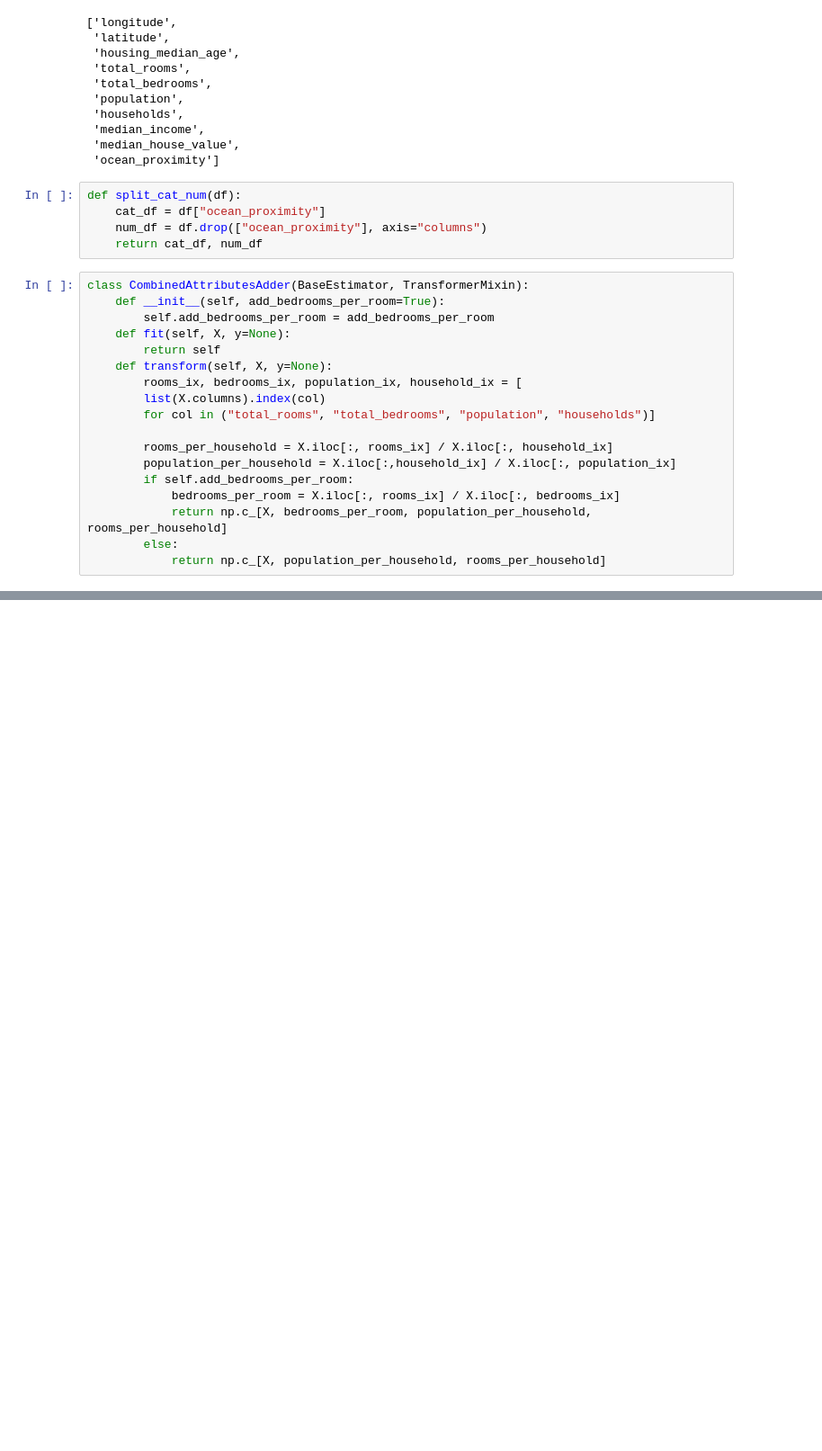
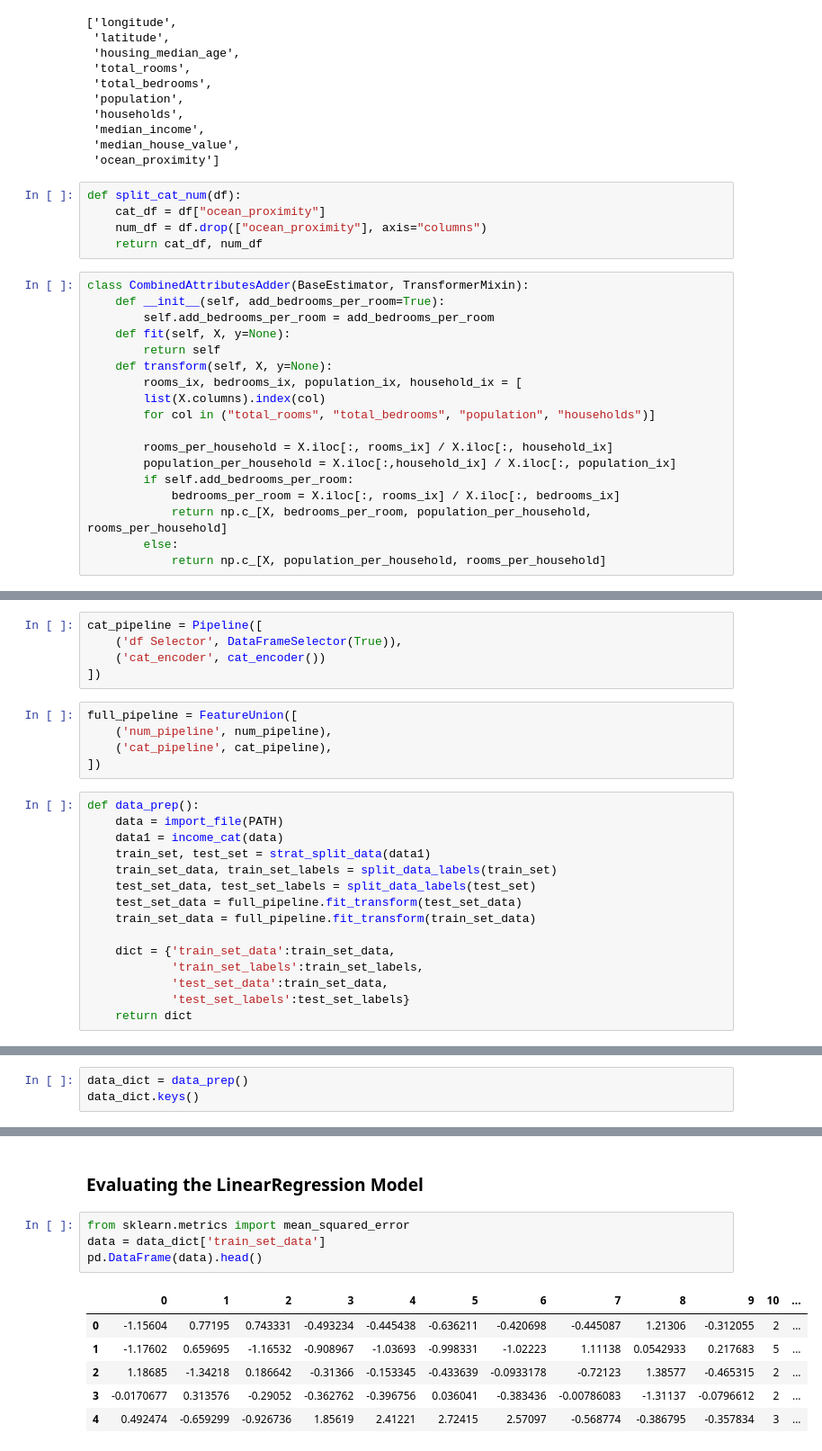
Before and after one commit to oeg1n18/ML_Projects, a Jupyter notebook: pipeline_v2.ipynb, the cells around one changed output, grey strips where cells are left out. Shown at 90% size. Drawn from its saved outputs; the diff is of its cells as text; blank space fills up the shorter version.

```diff
--- a/pipeline_v2.ipynb
+++ b/pipeline_v2.ipynb
@@ -129,0 +159,25 @@ AttributeError: 'numpy.float64' object has no attribute 'isalpha'
+# %%
+cat_pipeline = Pipeline([
+    ('df Selector', DataFrameSelector(True)),
+    ('cat_encoder', cat_encoder())
+])
+# %%
+full_pipeline = FeatureUnion([
+    ('num_pipeline', num_pipeline),
+    ('cat_pipeline', cat_pipeline),
+])
+# %%
+def data_prep():
+    data = import_file(PATH)
+    data1 = income_cat(data)
+    train_set, test_set = strat_split_data(data1)
+    train_set_data, train_set_labels = split_data_labels(train_set)
+    test_set_data, test_set_labels = split_data_labels(test_set)
+    test_set_data = full_pipeline.fit_transform(test_set_data)
+    train_set_data = full_pipeline.fit_transform(train_set_data)
+
+    dict = {'train_set_data':train_set_data,
+            'train_set_labels':train_set_labels,
+            'test_set_data':train_set_data,
+            'test_set_labels':test_set_labels}
+    return dict
@@ -129,0 +193,3 @@ AttributeError: 'numpy.float64' object has no attribute 'isalpha'
+# %%
+data_dict = data_prep()
+data_dict.keys()
@@ -129,0 +227,13 @@ AttributeError: 'numpy.float64' object has no attribute 'isalpha'
+# %% [markdown]
+### Evaluating the LinearRegression Model
+# %%
+from sklearn.metrics import mean_squared_error
+data = data_dict['train_set_data']
+pd.DataFrame(data).head()
+# %% [output]
+|  | 0 | 1 | 2 | 3 | 4 | 5 | 6 | 7 | 8 | 9 | 10 | ... |
+| 0 | -1.15604 | 0.77195 | 0.743331 | -0.493234 | -0.445438 | -0.636211 | -0.420698 | -0.445087 | 1.21306 | -0.312055 | 2 | ... |
+| 1 | -1.17602 | 0.659695 | -1.16532 | -0.908967 | -1.03693 | -0.998331 | -1.02223 | 1.11138 | 0.0542933 | 0.217683 | 5 | ... |
+| 2 | 1.18685 | -1.34218 | 0.186642 | -0.31366 | -0.153345 | -0.433639 | -0.0933178 | -0.72123 | 1.38577 | -0.465315 | 2 | ... |
+| 3 | -0.0170677 | 0.313576 | -0.29052 | -0.362762 | -0.396756 | 0.036041 | -0.383436 | -0.00786083 | -1.31137 | -0.0796612 | 2 | ... |
+| 4 | 0.492474 | -0.659299 | -0.926736 | 1.85619 | 2.41221 | 2.72415 | 2.57097 | -0.568774 | -0.386795 | -0.357834 | 3 | ... |
```
Also changed, not shown: parts of 23 cells of this notebook.
